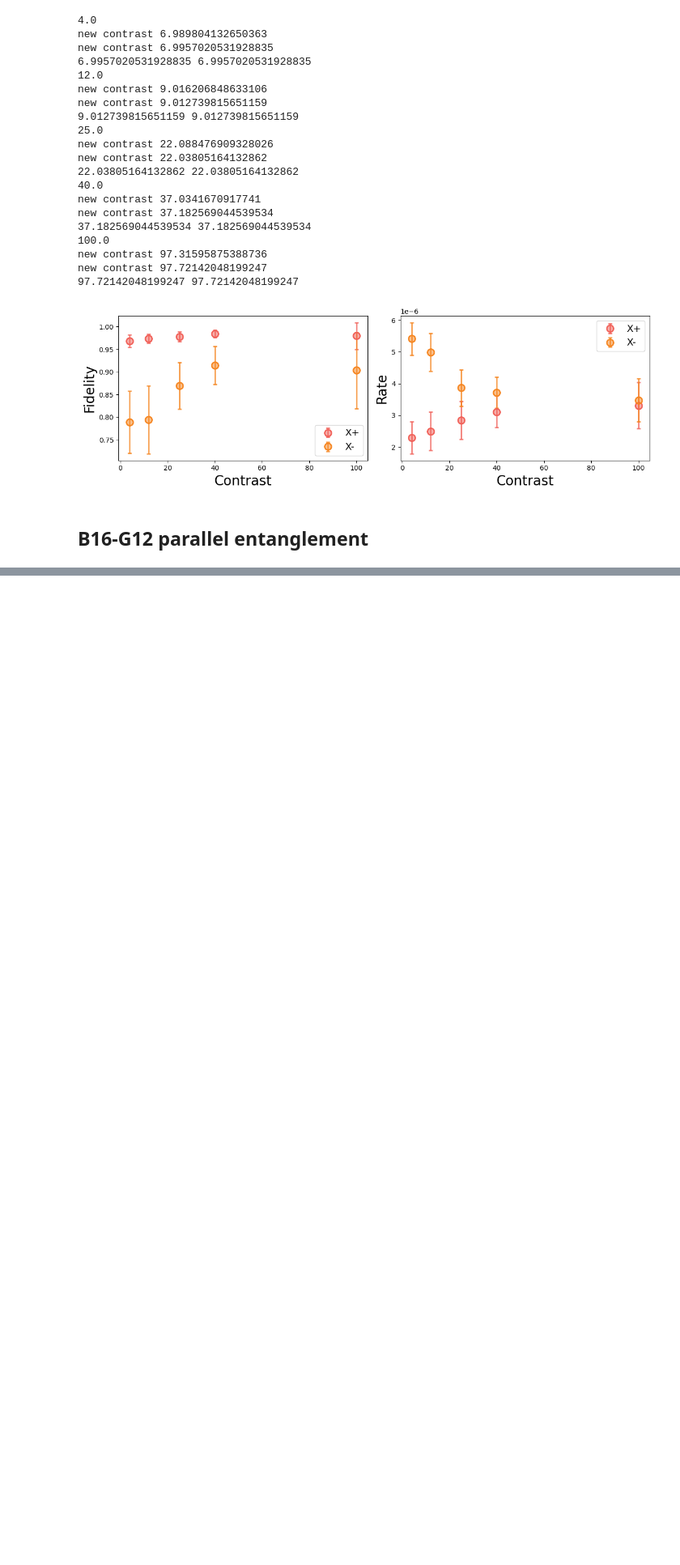
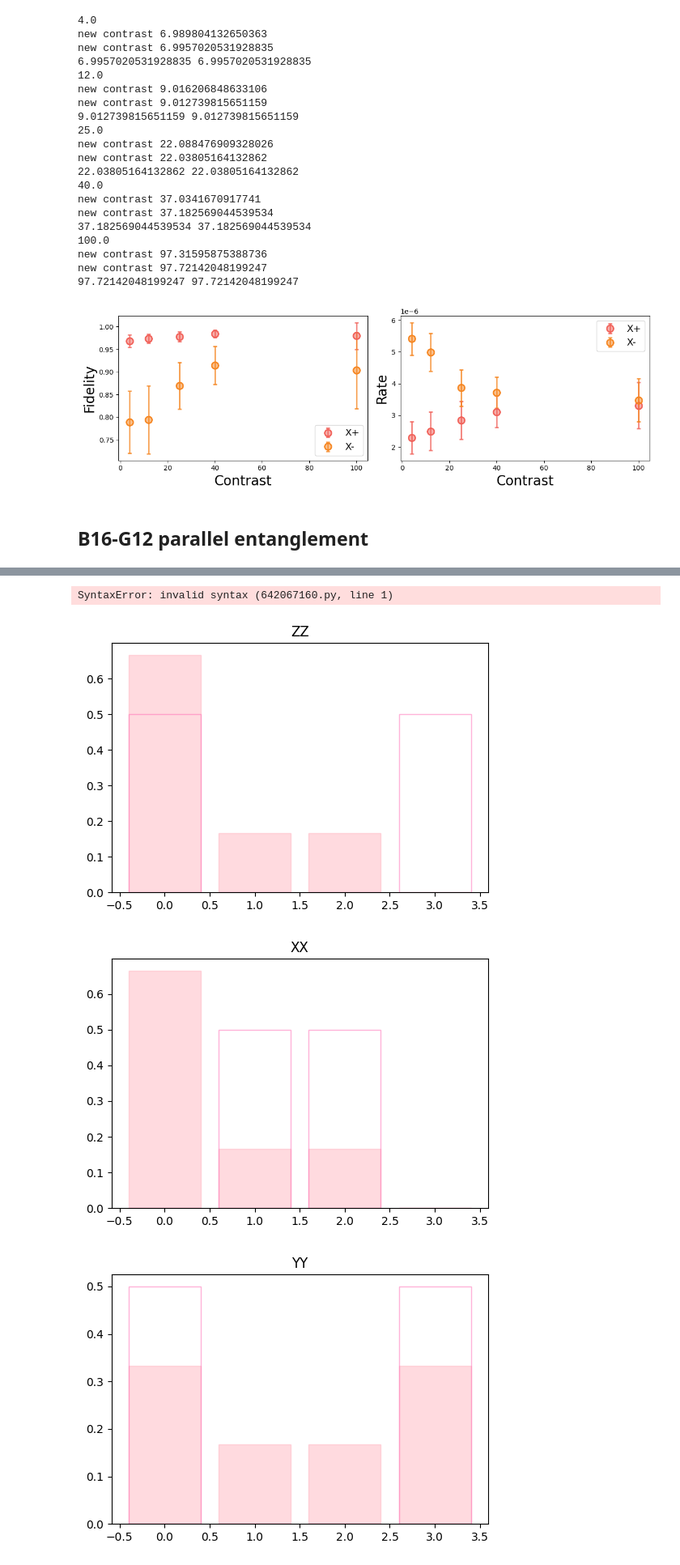
Before and after one commit to lukingroup/simnet, a Jupyter notebook: Notebooks/Telescope_parallel_entanglement.ipynb, the cells around one changed output, grey strips where cells are left out. Shown: that part at 81% size. Drawn from its saved outputs; the diff is of its cells as text; code cells hidden in the pictures; blank space fills up the shorter version.

```diff
--- a/Notebooks/Telescope_parallel_entanglement.ipynb
+++ b/Notebooks/Telescope_parallel_entanglement.ipynb
@@ -611,22 +618,26 @@ print('Link 2 efficientvy is = ', g12_b16_network.parallel_telescope.link_eff_2)
 # %%
 imperfections_1 ={'contrast_noise': 0, #(0 not noisy or 1 noisy)
-                'contrast': 'real', #'real'
-                'tdinoise': 0.1, #np.pi/25, #'real'
-                'mw': 'real', # or perfect
-                'mw_noise': 1, #(0 is stable or 1 noisy/underotates overroates every experimental shot)
+                'contrast': 'perfect', #'real'
+                'tdinoise': 0, #np.pi/25, #'real'
+                'mw': 'perfect', # or perfect
+                'mw_noise': 0, #(0 is stable or 1 noisy/underotates overroates every experimental shot)
                 'mw_fid_num': [b16_mwfid, b16_mwfid] # default fidelities
                }
 imperfections_2 ={'contrast_noise': 0, #(0 not noisy or 1 noisy)
-                'contrast': 'real', #'real'
-                'tdinoise': 0.1, #np.pi/25, #'real'
-                'mw': 'real', # or perfect
-                'mw_noise': 1, #(0 is stable or 1 noisy/underotates overroates every experimental shot)
+                'contrast': 'perfect', #'real'
+                'tdinoise': 0, #np.pi/25, #'real'
+                'mw': 'perfect', # or perfect
+                'mw_noise': 0, #(0 is stable or 1 noisy/underotates overroates every experimental shot)
                 'mw_fid_num': [g12_mwfid, g12_mwfid] # default fidelities
                }
 
-mu_1 = 0.05
-mu_2 = 0.05
+mu1 = 0.01
+mu2 = 0.01
 
 # e1e2
 e1_initial = qt.tensor(rho_ideal_Xp)
 e2_initial = qt.tensor(rho_ideal_Xp)
+# %%
+rho = parallel_entanglement_ee(e1_initial, e2_initial, imperfections_1, imperfections_2, mu1, mu2, bin = 1)
+print(rho)
+rho = rho[0]
@@ -633 +656,20 @@ e2_initial = qt.tensor(rho_ideal_Xp)
+# %%
+bin = 1 bell_states[3]
+bin = 2 bell_states[3]
+bin = 3  #not a bell pair
+bin = 4  #not a bell pair
+# %% [output]
+SyntaxError: invalid syntax (642067160.py, line 1)
+# %%
+ZZ_tom = elel_bell_state_Ztomography(rho)
+XX_tom = elel_bell_state_Xtomography(rho)
+YY_tom = elel_bell_state_Ytomography(rho)
+
+bell_state_barplotZZ(ZZ_tom)
+bell_state_barplotXX(XX_tom)
+bell_state_barplotYY(YY_tom)
+# %% [output]
+[figure, added]
+[figure, added]
+[figure, added]
 # %%
```
Also changed, not shown: parts of 6 cells of this notebook, 1 other file.
